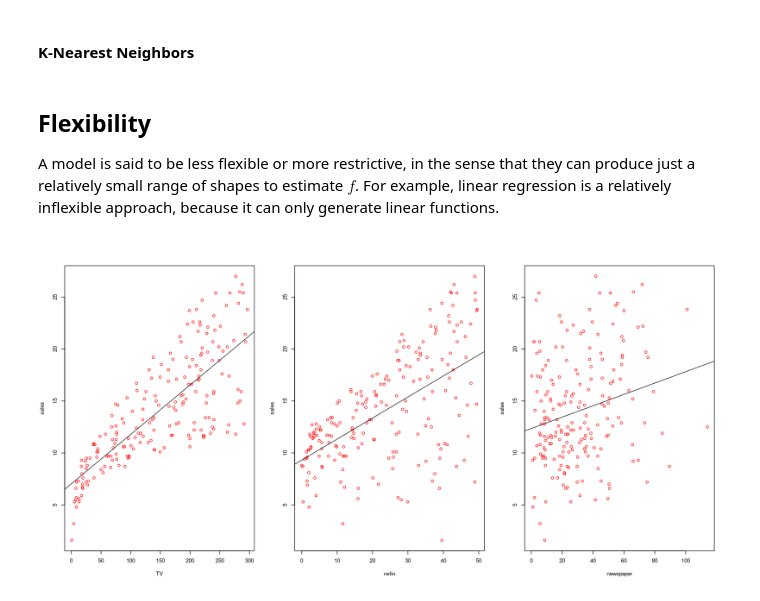
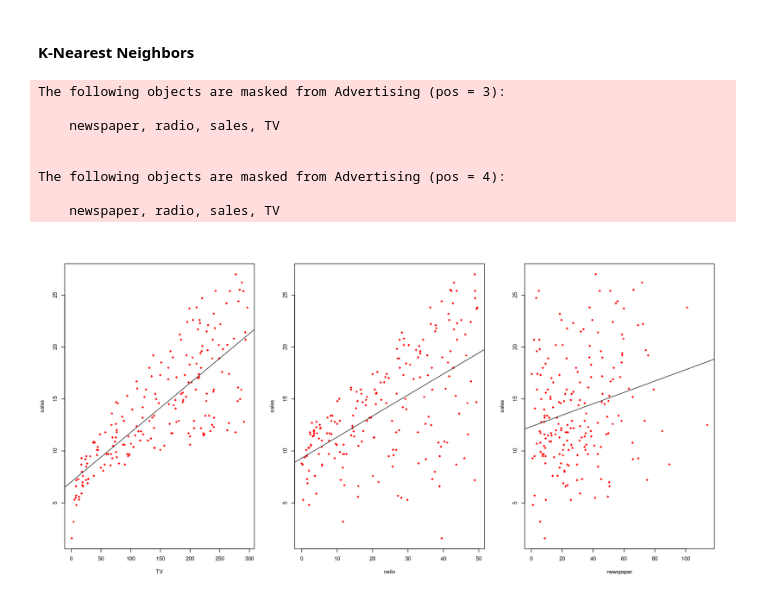
Before and after one commit to jbennett7/StatisticalLearning, a Jupyter notebook: 02 Statistical Learning/01 Definitions.ipynb, the cells around one changed output. Saved outputs shown, nothing was run; the diff lists cells and outputs as text; code cells hidden in the pictures.

```diff
--- a/02 Statistical Learning/01 Definitions.ipynb
+++ b/02 Statistical Learning/01 Definitions.ipynb
@@ -92,6 +92,3 @@ the average squared prediction error for these test observations $(x_0, y_0)$. W
 #### The Bayes Classifier
 # %% [markdown]
 #### K-Nearest Neighbors
-# %% [markdown]
-## Flexibility
-A model is said to be less flexible or more restrictive, in the sense that they can produce just a relatively small range of shapes to estimate $f$. For example, linear regression is a relatively inflexible approach, because it can only generate linear functions.
@@ -101,11 +95,22 @@ attach(Advertising)
 # %%
+Advertising <- subset(read.csv("../99DataSets/Advertising.csv"),select = -X)
+attach(Advertising)
 par(mfrow = c(1, 3))
 options(repr.plot.width=14, repr.plot.height=7)
-plot(TV,sales, col="red")
+plot(TV,sales, col="red", pch=18)
 abline(lm(sales ~ TV, data = Advertising))
-plot(radio, sales, col="red")
+plot(radio, sales, col="red", pch=18)
 abline(lm(sales ~ radio, data = Advertising))
-plot(newspaper, sales, col="red")
+plot(newspaper, sales, col="red", pch=18)
 abline(lm(sales ~ newspaper, data = Advertising))
+rm(Advertising)
 # %% [output]
+The following objects are masked from Advertising (pos = 3):
+
+    newspaper, radio, sales, TV
+
+
+The following objects are masked from Advertising (pos = 4):
+
+    newspaper, radio, sales, TV
-[figure, old version]
+[figure, new version]
```
Also changed, not shown: parts of 2 cells of this notebook, 3 other files.
